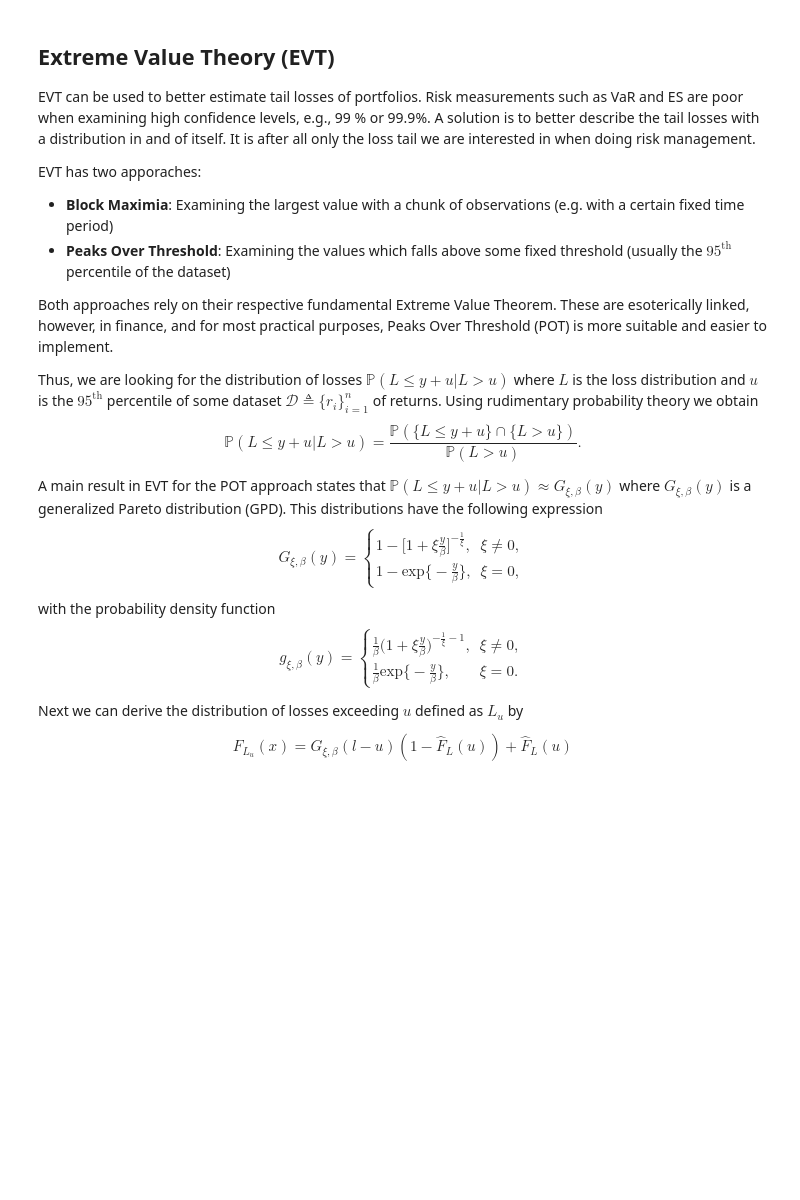
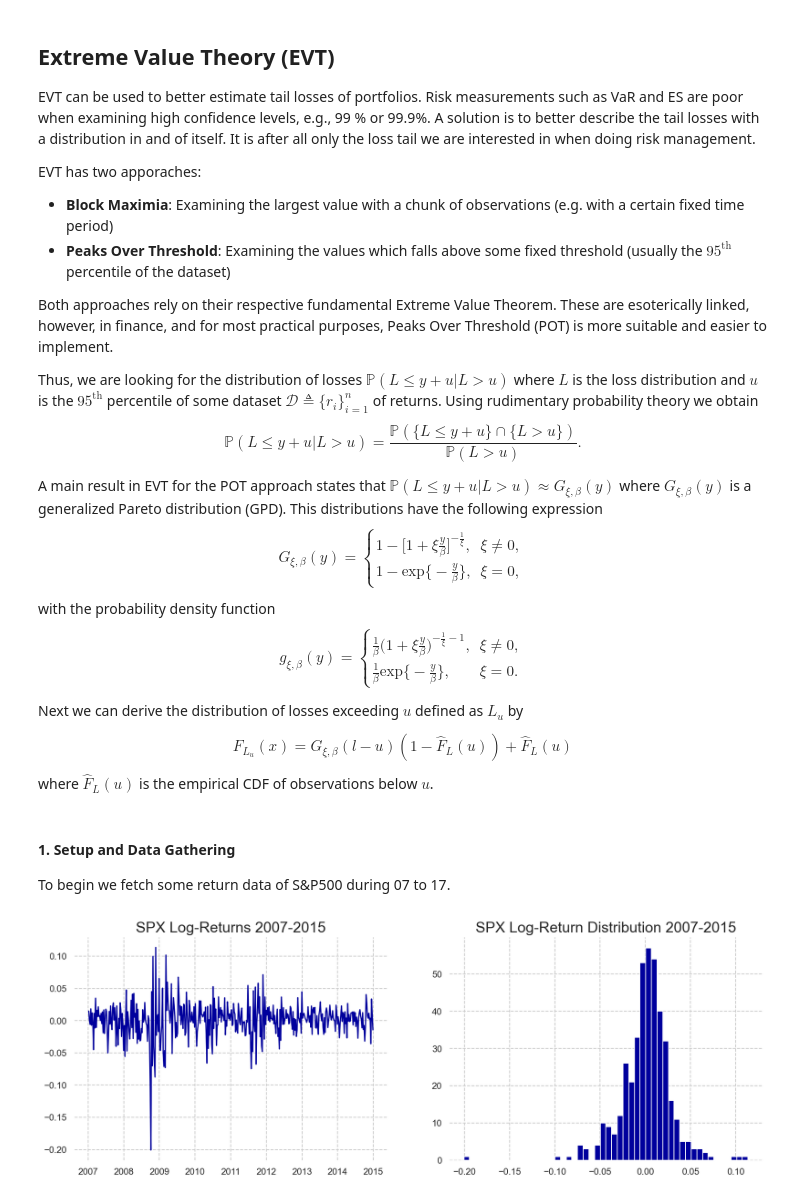
Before and after one commit to Sinbad-The-Sailor/Financial-Mathematics-Notebooks, a Jupyter notebook: extreme_value_theory.ipynb, the cells around one changed output. Cells and saved outputs as stored; diff of their text form; code cells hidden in the pictures; blank space fills up the shorter version.

Commit message:
Fetching data and plotting.

```diff
--- a/extreme_value_theory.ipynb
+++ b/extreme_value_theory.ipynb
@@ -30,6 +30,12 @@ Next we can derive the distribution of losses exceeding $u$ defined as $L_u$ by
 $$
 F_{L_u}(x) = G_{\xi, \beta}(l-u)(1 - \hat{F}_L(u)) + \hat{F}_L(u)
 $$
+
+where $\hat{F}_L(u)$ is the empirical CDF of observations below $u$.
+# %% [markdown]
+#### 1. Setup and Data Gathering
+
+To begin we fetch some return data of S&P500 during 07 to 17.
 # %%
 %config InlineBackend.figure_format = 'retina'
 
@@ -40,3 +46,26 @@ sns.set_theme()
 sns.set_style("whitegrid", {'grid.linestyle': '--'})
 seq_col_brew = sns.color_palette("flag_r", 4)
 sns.set_palette(seq_col_brew)
+# %%
+import numpy as np
+from pandas_datareader import data as pdr
+
+# Weekly data
+spx_weekly = pdr.get_data_yahoo("^GSPC", start="2007-01-01", end="2015-01-01", interval="wk")
+spx_weekly = spx_weekly["Adj Close"]
+
+# Log Returns
+spx_weekly_returns = np.log(spx_weekly / spx_weekly.shift(1))[1:]
+# %%
+fig, ax = plt.subplots(1, 2)
+ax[0].plot(spx_weekly_returns)
+ax[0].set_title("SPX Log-Returns 2007-2015", fontsize=18)
+ax[0].set_frame_on(False)
+
+ax[1].hist(spx_weekly_returns, bins=50)
+ax[1].set_title("SPX Log-Return Distribution 2007-2015", fontsize=18)
+ax[1].set_frame_on(False)
+fig.set_size_inches(15, 5)
+plt.show()
+# %% [output]
+[figure, added]
```
Also changed, not shown: parts of 3 cells of this notebook.
